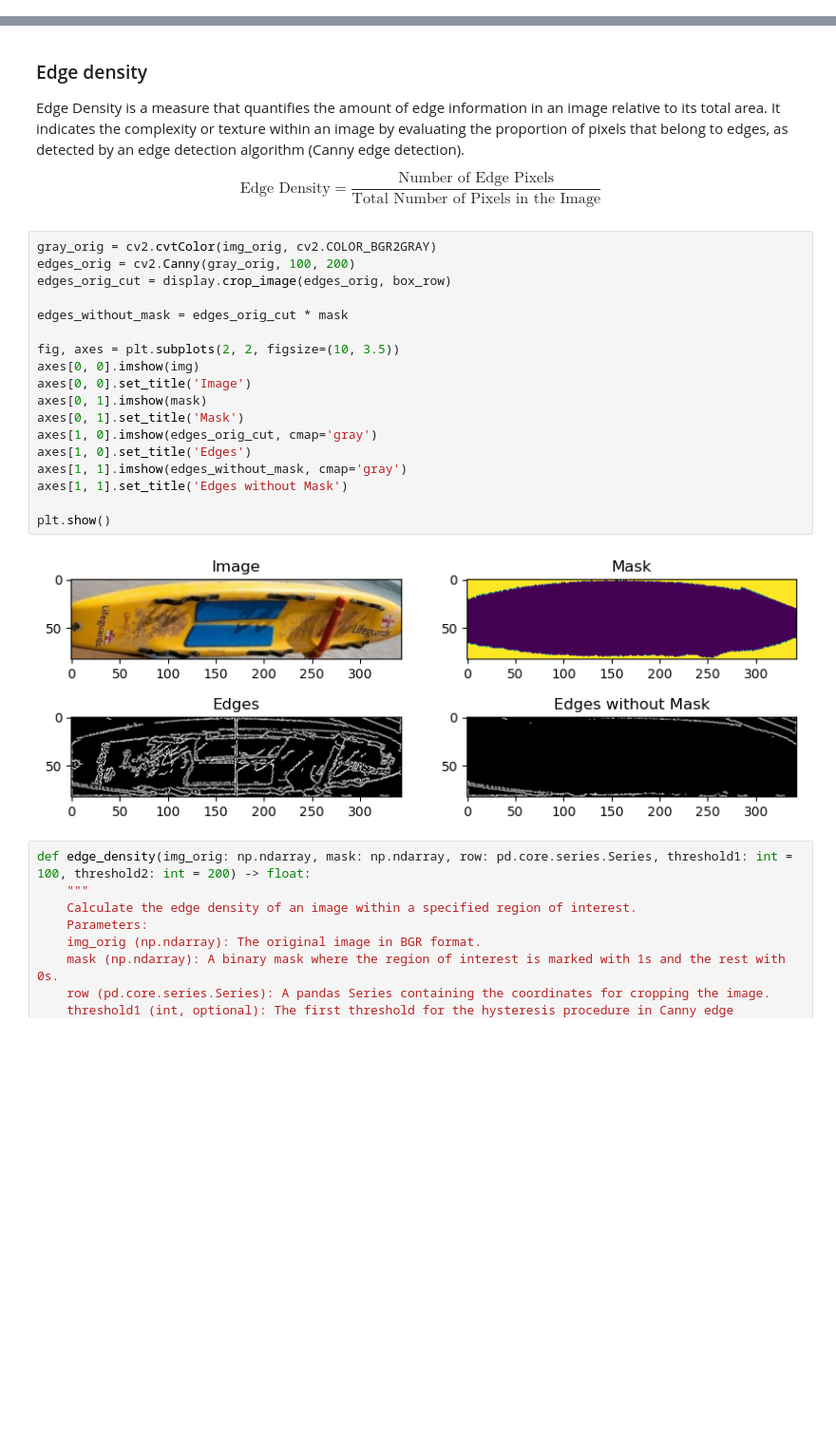
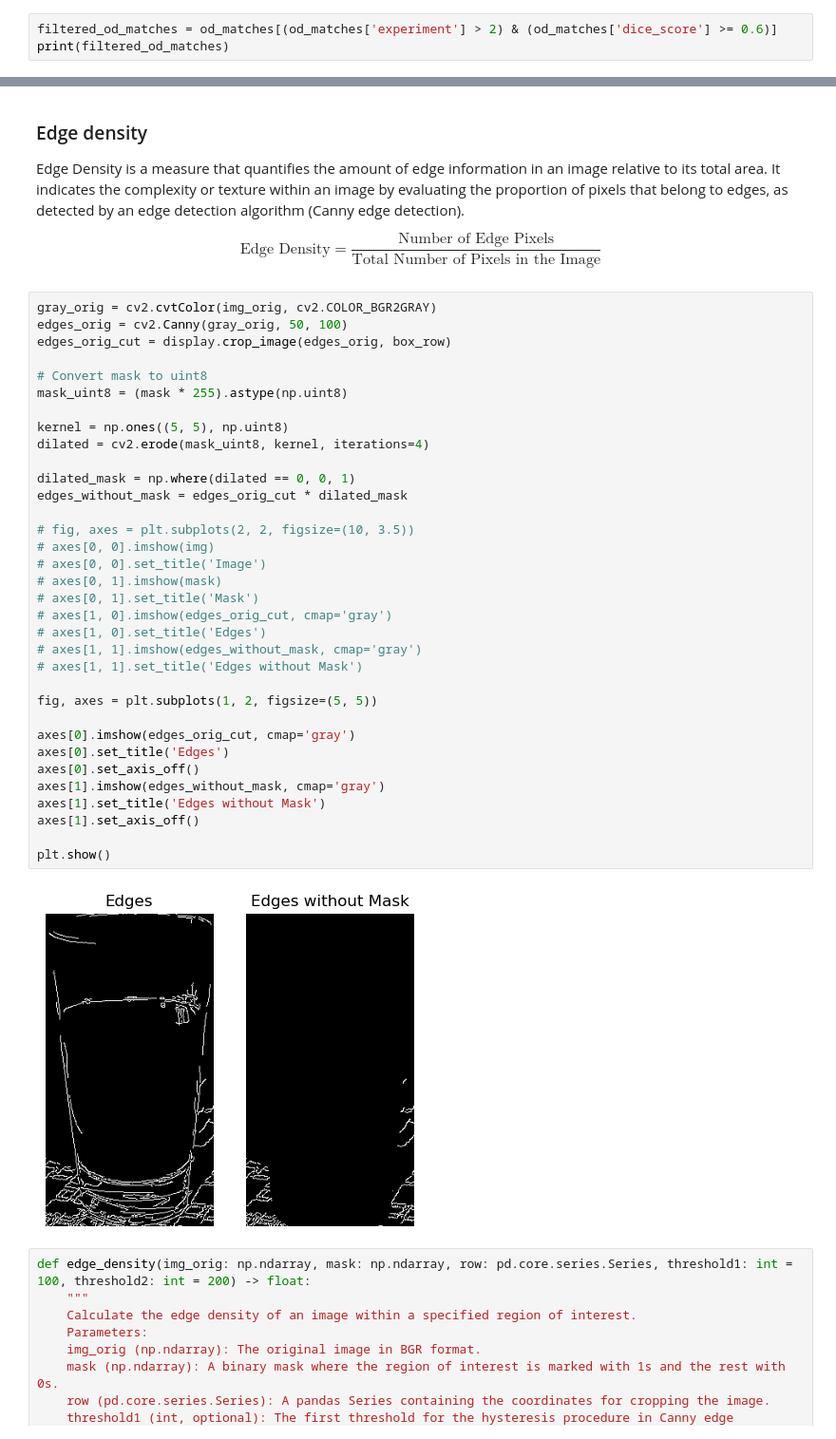
Before and after one commit to GMuradas99/Symmetry-Object-Detection-Analysis, a Jupyter notebook: homogeneity_metrics.ipynb, the cells around one changed output, grey strips where cells are left out. Shown at 95% size. Drawn from its saved outputs; the diff is of its cells as text; blank space fills up the shorter version.

```diff
--- a/homogeneity_metrics.ipynb
+++ b/homogeneity_metrics.ipynb
@@ -52,0 +46,3 @@ plt.imshow(img_orig)
+# %%
+filtered_od_matches = od_matches[(od_matches['experiment'] > 2) & (od_matches['dice_score'] >= 0.6)]
+print(filtered_od_matches)
@@ -195,24 +249,40 @@ $$
 $$
 # %%
 gray_orig = cv2.cvtColor(img_orig, cv2.COLOR_BGR2GRAY)
-edges_orig = cv2.Canny(gray_orig, 100, 200)
+edges_orig = cv2.Canny(gray_orig, 50, 100)
 edges_orig_cut = display.crop_image(edges_orig, box_row)
 
-edges_without_mask = edges_orig_cut * mask
+# Convert mask to uint8
+mask_uint8 = (mask * 255).astype(np.uint8)
 
-fig, axes = plt.subplots(2, 2, figsize=(10, 3.5))
-axes[0, 0].imshow(img)
-axes[0, 0].set_title('Image')
-axes[0, 1].imshow(mask)
-axes[0, 1].set_title('Mask')
-axes[1, 0].imshow(edges_orig_cut, cmap='gray')
-axes[1, 0].set_title('Edges')
-axes[1, 1].imshow(edges_without_mask, cmap='gray')
-axes[1, 1].set_title('Edges without Mask')
+kernel = np.ones((5, 5), np.uint8)
+dilated = cv2.erode(mask_uint8, kernel, iterations=4)
+
+dilated_mask = np.where(dilated == 0, 0, 1)
+edges_without_mask = edges_orig_cut * dilated_mask
+
+# fig, axes = plt.subplots(2, 2, figsize=(10, 3.5))
+# axes[0, 0].imshow(img)
+# axes[0, 0].set_title('Image')
+# axes[0, 1].imshow(mask)
+# axes[0, 1].set_title('Mask')
+# axes[1, 0].imshow(edges_orig_cut, cmap='gray')
+# axes[1, 0].set_title('Edges')
+# axes[1, 1].imshow(edges_without_mask, cmap='gray')
+# axes[1, 1].set_title('Edges without Mask')
+
+fig, axes = plt.subplots(1, 2, figsize=(5, 5))
+
+axes[0].imshow(edges_orig_cut, cmap='gray')
+axes[0].set_title('Edges')
+axes[0].set_axis_off()
+axes[1].imshow(edges_without_mask, cmap='gray')
+axes[1].set_title('Edges without Mask')
+axes[1].set_axis_off()
 
 plt.show()
 # %% [output]
-[figure, old version]
+[figure, new version]
 # %%
 def edge_density(img_orig: np.ndarray, mask: np.ndarray, row: pd.core.series.Series, threshold1: int = 100, threshold2: int = 200) -> float:
     """
```
Also changed, not shown: parts of 8 cells of this notebook, 4 other files.
